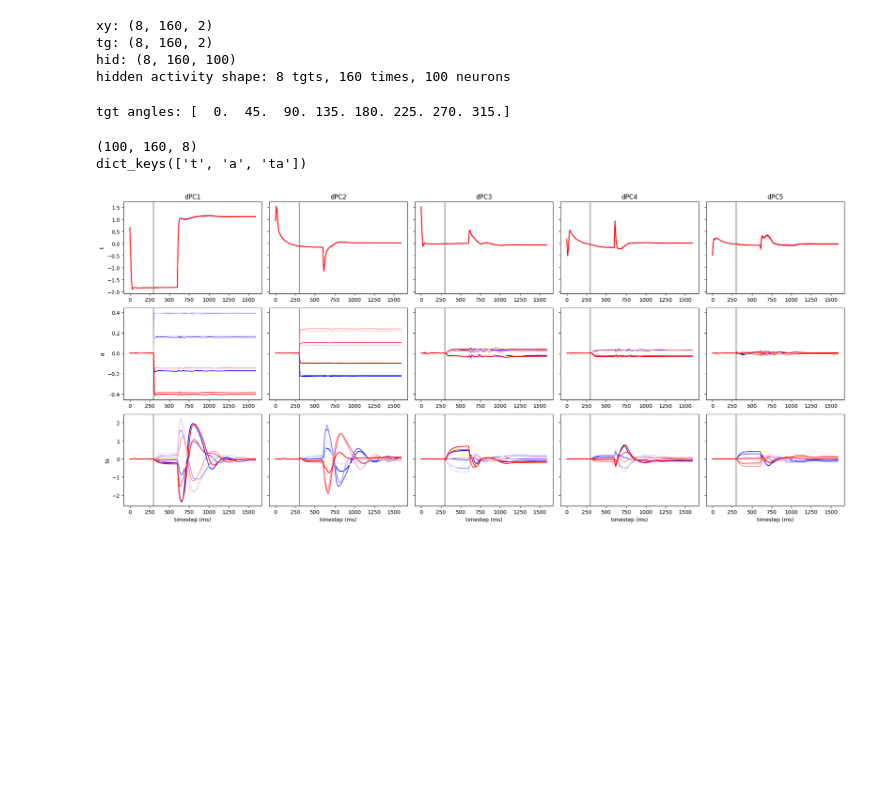
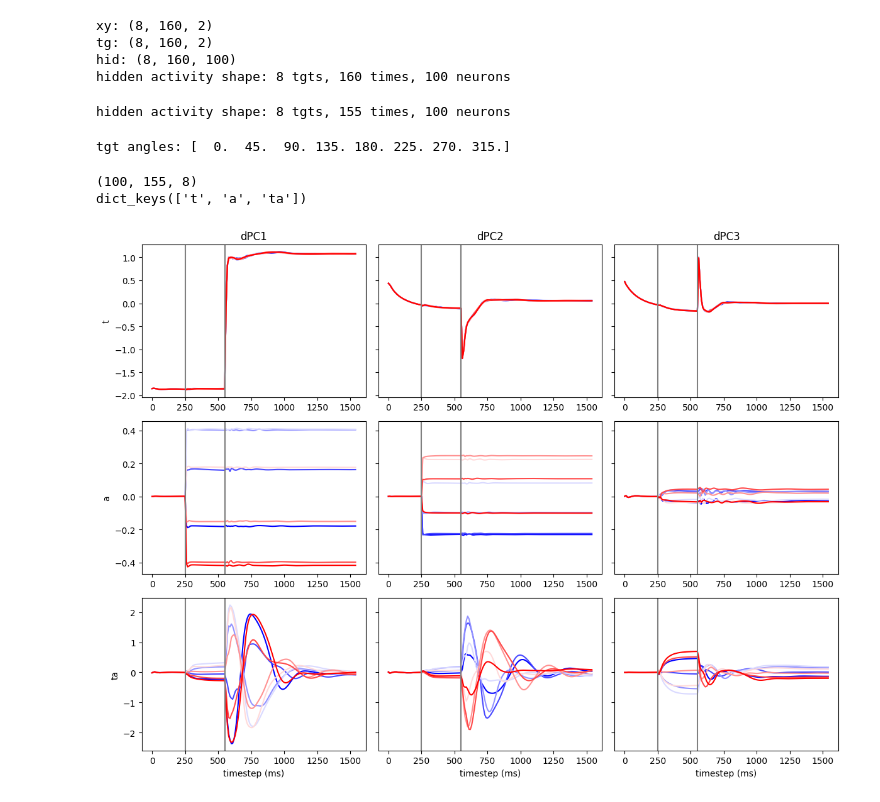
Before and after one commit to paulgribble/motornet_centerout, a Jupyter notebook: golook.ipynb, the cells around one changed output. Cells and saved outputs as stored; diff of their text form; code cells hidden in the pictures; blank space fills up the shorter version.

```diff
--- a/golook.ipynb
+++ b/golook.ipynb
@@ -107,9 +107,11 @@ for n in range(n_neuron):
         hid[t,:,n] = hid[t,:,n] - hid[t,go_cue-1,n]
 
 # chop off activity prior to the tgt cue
-#hid = hid[:, go_cue:, :]
-#n_tgt, n_time, n_neuron = hid.shape
-#print(f"hidden activity shape: {n_tgt} tgts, {n_time} times, {n_neuron} neurons")
+hid = hid[:, go_cue-25:, :]
+n_tgt, n_time, n_neuron = hid.shape
+print(f"hidden activity shape: {n_tgt} tgts, {n_time} times, {n_neuron} neurons")
+# %% [output]
+hidden activity shape: 8 tgts, 155 times, 100 neurons
 # %%
 yy = tg[:, -1, 1] - xy[:, 0, 1]
 xx = tg[:, -1, 0] - xy[:, 0, 0]
@@ -118,38 +120,40 @@ print(f"tgt angles: {np.round(angles*180/np.pi)}")
 # %% [output]
 tgt angles: [  0.  45.  90. 135. 180. 225. 270. 315.]
 # %%
-n_components = 5
+n_components = 3
 dpca = dPCA(labels='ta', n_components=n_components)
 hid2 = hid.transpose(2,1,0)
 print(np.shape(hid2))
 hid_new = dpca.fit_transform(hid2)
 print(hid_new.keys())
 
 legend = {k: k for k in hid_new.keys()}
 dt = 10 # ms
-gocue = 300 # ms
+tgtcue = 250 # ms
+gocue  = 550 # ms
 x = np.arange(0, n_time * dt, step=dt)
 cm = plt.cm.bwr(np.linspace(0, 1, n_tgt))
 
 fig, axs = plt.subplots(len(hid_new), n_components, sharey='row')
 fig.set_tight_layout(True)
 fig.set_size_inches((4 * n_components, 3 * len(hid_new)))
 
 for i, (k, v) in enumerate(hid_new.items()):
   for j in range(n_components):
-    axs[i, j].axvline(gocue, c='grey')
     axs[i, j].set_prop_cycle('color', list(cm))
     axs[i, j].plot(x, v[j, :, :])
+    axs[i, j].axvline(tgtcue, c='grey')
+    axs[i, j].axvline(gocue, c='grey')
 
     if i == 0:
       axs[i, j].set_title("dPC" + str(j+1))
     if j == 0:
       axs[i, j].set_ylabel(k)
     if i == len(legend)-1:
       axs[i, j].set_xlabel("timestep (ms)")
 
 plt.show()
 # %% [output]
-(100, 160, 8)
+(100, 155, 8)
 dict_keys(['t', 'a', 'ta'])
-[figure, old version]
+[figure, new version]
```
